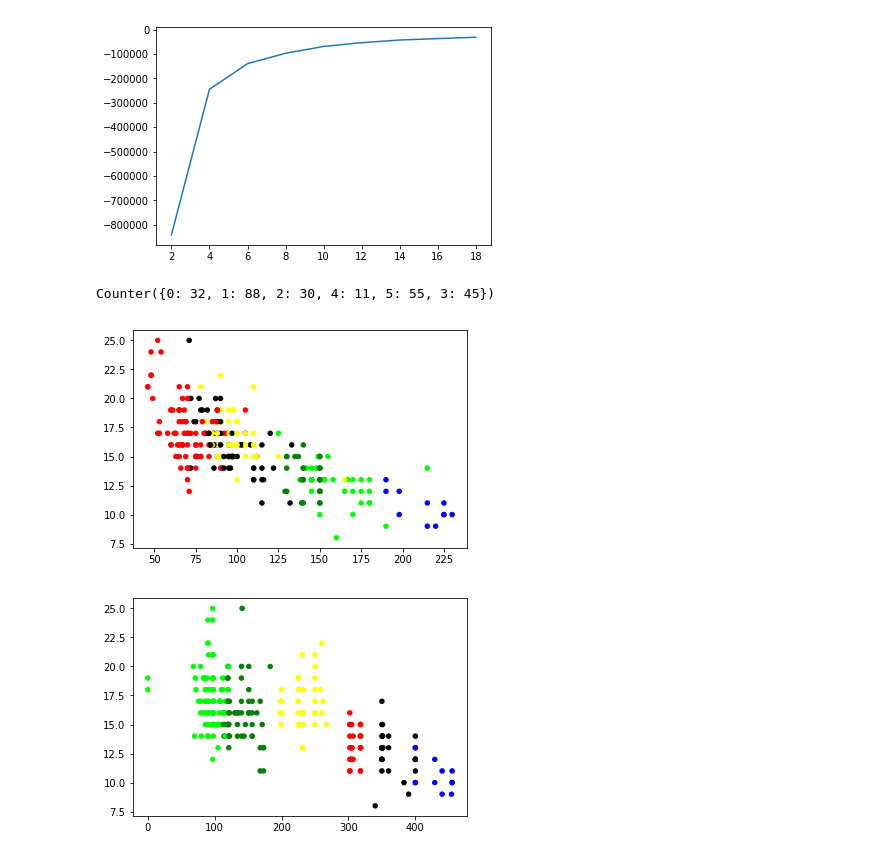
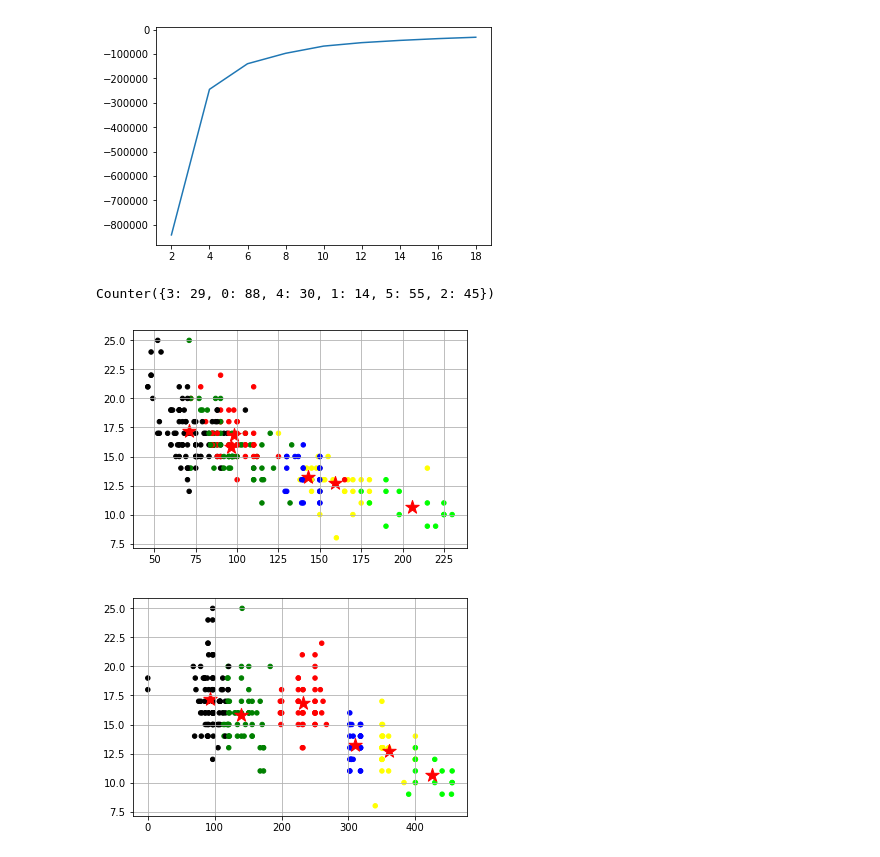
Before and after one commit to vjsamuel/pywork, a Jupyter notebook: kmeans/kmeans.ipynb, the cells around one changed output. Cells and saved outputs as stored; diff of their text form; code cells hidden in the pictures.

Commit message:
Centroid, mpg vs cylinders, time-to-60 vs cylinders

```diff
--- a/kmeans/kmeans.ipynb
+++ b/kmeans/kmeans.ipynb
@@ -7,11 +7,7 @@ from matplotlib import colors
 import pylab as pl
 %matplotlib inline
 # %%
-data = pd.read_csv('/Users/vjsamuel/pywork/kmeans/cars.csv')
+data = pd.read_csv(r'C:\Users\PB\Downloads\pywork\kmeans\cars.csv')
 kmeans_data = data.fillna(0)
-kmeans_data.brand = pd.Categorical(kmeans_data.brand)
-kmeans_data['brand_code'] = kmeans_data.brand.cat.codes
-kmeans_data[:10]
-kmeans_data.keys()
-#kmeans_data.brand.cat.categories
+kmeans_data.head(50)
 # %% [output]
@@ -55,16 +103,20 @@ pl.plot(Nc,score)
 data_labels = kmeans_model.predict(features_2)
 collections.Counter(data_labels)
 # %% [output]
-Counter({0: 32, 1: 88, 2: 30, 4: 11, 5: 55, 3: 45})
+Counter({3: 29, 0: 88, 4: 30, 1: 14, 5: 55, 2: 45})
 # %%
 color_map=['black', 'lime', 'red', 'yellow', 'blue', 'green']
 plt.scatter(features_2.iloc[:, 0], features_2.iloc[:, 1], c=data_labels, s=20, cmap=colors.ListedColormap(color_map))
+plt.scatter(kmeans_model.cluster_centers_[:,0],kmeans_model.cluster_centers_[:,1],s=200,marker='*',c='red',label='centroids')
+plt.grid()
 plt.show()
 # %% [output]
-[figure, old version]
+[figure, new version]
 # %%
 color_map=['black', 'lime', 'red', 'yellow', 'blue', 'green']
 plt.scatter(features_2.iloc[:, 3], features_2.iloc[:, 1], c=data_labels, s=20, cmap=colors.ListedColormap(color_map))
+plt.scatter(kmeans_model.cluster_centers_[:,3],kmeans_model.cluster_centers_[:,1],s=200,marker='*',c='red',label='centroids')
+plt.grid()
 plt.show()
 # %% [output]
-[figure, old version]
+[figure, new version]
```
Also changed, not shown: parts of 16 cells of this notebook.
